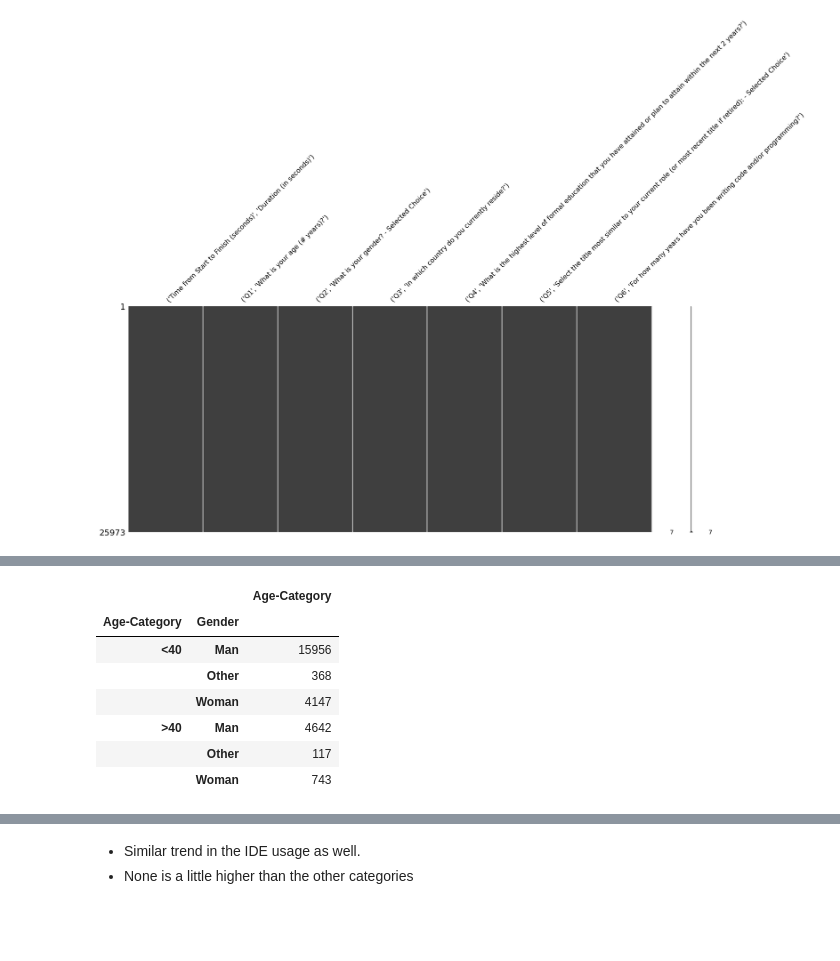
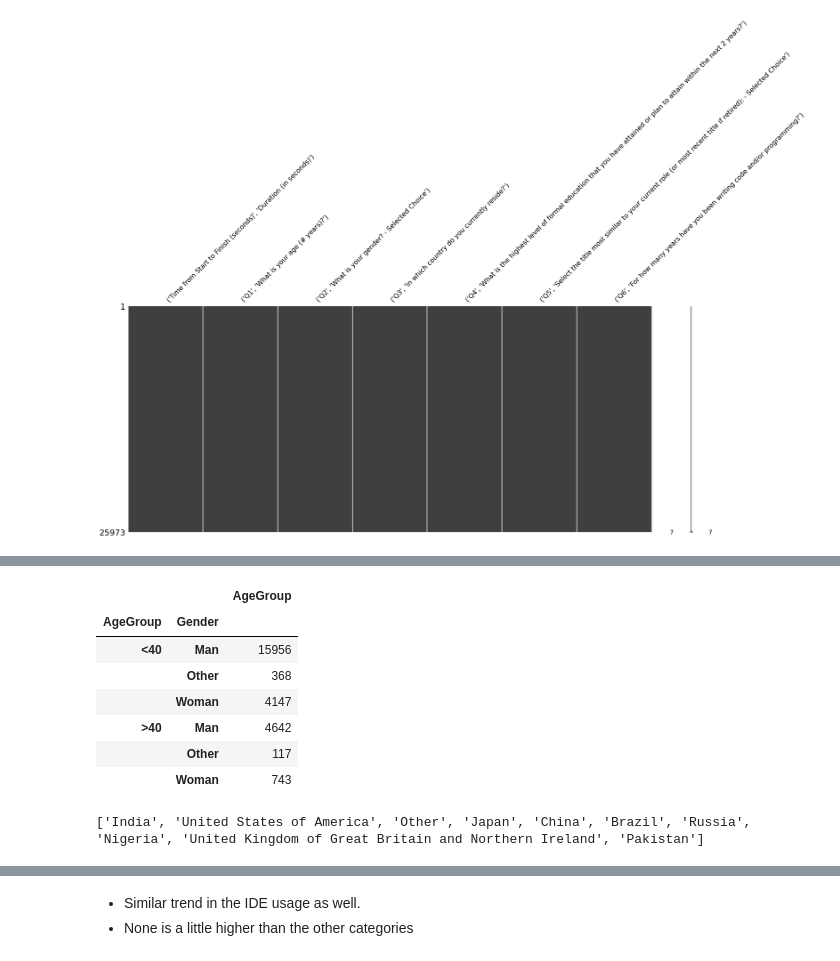
Before and after one commit to sreedevigattu/mldssurvey, a Jupyter notebook: mldssurvey.ipynb, the cells around one changed output, grey strips where cells are left out. Cells and saved outputs as stored; diff of their text form; code cells hidden in the pictures; blank space fills up the shorter version.

```diff
--- a/mldssurvey.ipynb
+++ b/mldssurvey.ipynb
@@ -51,6 +160,7 @@ msno.matrix(df.iloc[:,:7])
 df_new = pd.DataFrame()
 df_new['Age'] = df['Q1', 'What is your age (# years)?']
 df_new['Gender'] = df['Q2', 'What is your gender? - Selected Choice']
+df_new['Country'] = df['Q3', 'In which country do you currently reside?']
 df_new.info()
 # %% [output]
 <class 'pandas.core.frame.DataFrame'>
@@ -89,5 +200,5 @@ Name: Gender, dtype: int64
 # %%
 df_new['Gender'] = df_new['Gender'].apply(lambda x: x if x in ['Man', 'Woman'] else 'Other')
-df_new["Age-Category"] = df_new['Age'].apply(lambda x: '<40' if x in ['18-21', '22-24', '25-29', '30-34', '35-39'] else '>40')
+df_new["AgeGroup"] = df_new['Age'].apply(lambda x: '<40' if x in ['18-21', '22-24', '25-29', '30-34', '35-39'] else '>40')
 df_new.head()
 # %% [output]
@@ -100,11 +211,16 @@ df_new.head()
 # %%
-df_new.groupby(by=['Age-Category','Gender']).agg({'Age-Category':'count'})
+df_new.groupby(by=['AgeGroup','Gender']).agg({'AgeGroup':'count'})
 # %% [output]
-|  |  | Age-Category |
-| Age-Category | Gender |  |
+|  |  | AgeGroup |
+| AgeGroup | Gender |  |
 | <40 | Man | 15956 |
 |  | Other | 368 |
 |  | Woman | 4147 |
 | >40 | Man | 4642 |
 |  | Other | 117 |
 |  | Woman | 743 |
+# %%
+top10countries = df_new.groupby(by='Country').agg({'Country':'count'}).rename(columns={'Country':'Count'}).sort_values(by='Count', ascending=False)[:10].index.tolist()
+print(top10countries)
+# %% [output]
+['India', 'United States of America', 'Other', 'Japan', 'China', 'Brazil', 'Russia', 'Nigeria', 'United Kingdom of Great Britain and Northern Ireland', 'Pakistan']
```
Also changed, not shown: parts of 80 cells of this notebook.
